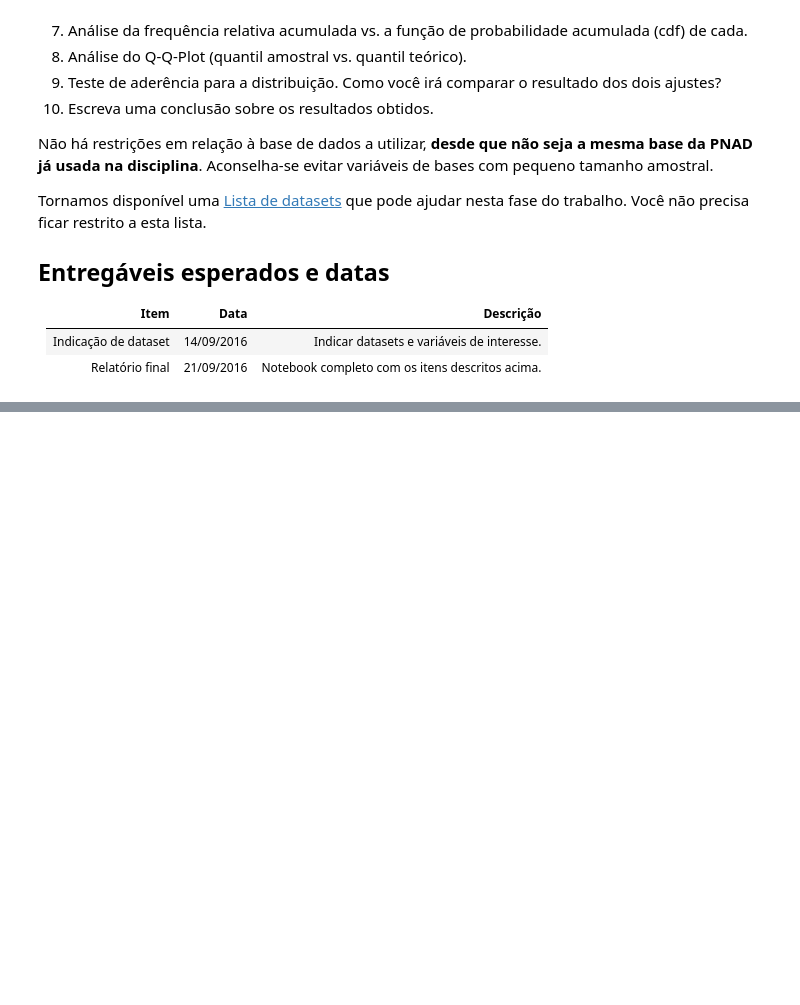
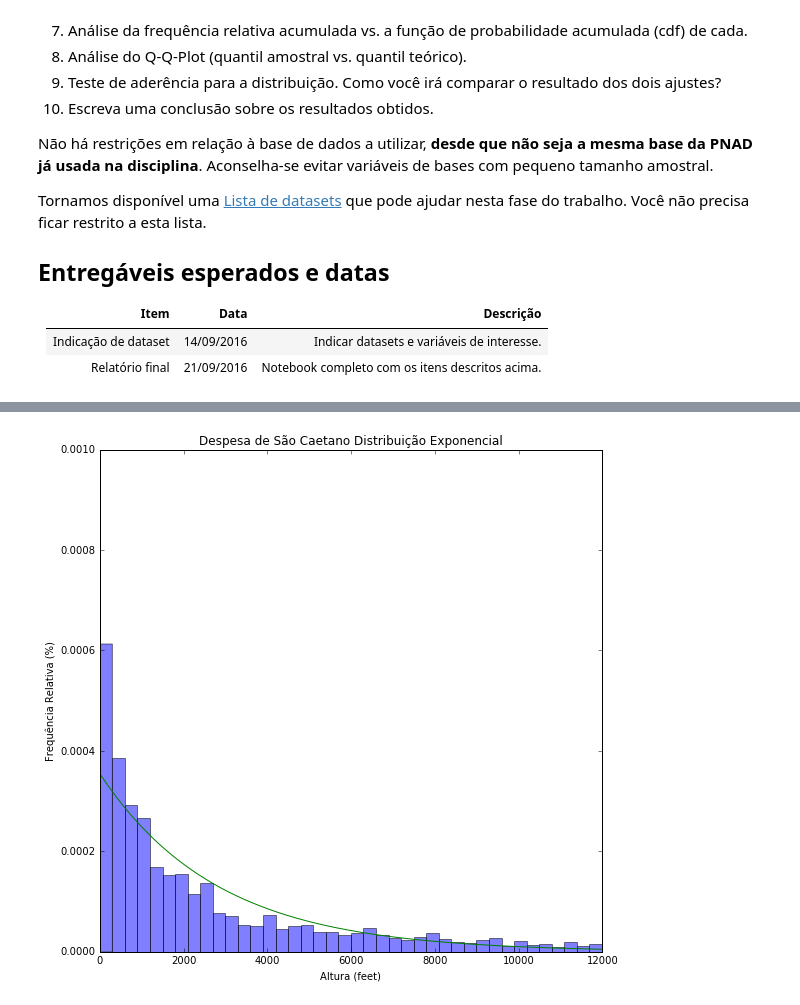
Before and after one commit to rafaelmarzolla/Ciencia-dos-Dados, a Jupyter notebook: MiniProjeto1(1).ipynb, the cells around one changed output, grey strips where cells are left out. Cells and saved outputs as stored; diff of their text form; code cells hidden in the pictures; blank space fills up the shorter version.

```diff
--- a/MiniProjeto1(1).ipynb
+++ b/MiniProjeto1(1).ipynb
@@ -43,0 +89,11 @@ Relatório final| 21/09/2016| Notebook completo com os itens descritos acima.
+# %%
+x = np.linspace(despesa.min(), despesa.max(), 1000)
+exponencial = expon.pdf(x, loc = despesa.min(), scale=despesa.std())
+plt.plot(x, exponencial, '-', color='green')
+plot = despesa.plot.hist(bins = 40, normed = True, alpha = 0.5, figsize = (9,9), title= 'Despesa de São Caetano Distribuição Exponencial')
+plt.ylabel("Frequência Relativa (%)")
+plt.xlabel("Altura (feet)")
+plt.axis([despesa.min(), despesa.max(), 0, 0.001])
+plt.show()
+# %% [output]
+[figure, added]
```
Also changed, not shown: parts of 25 cells of this notebook.
